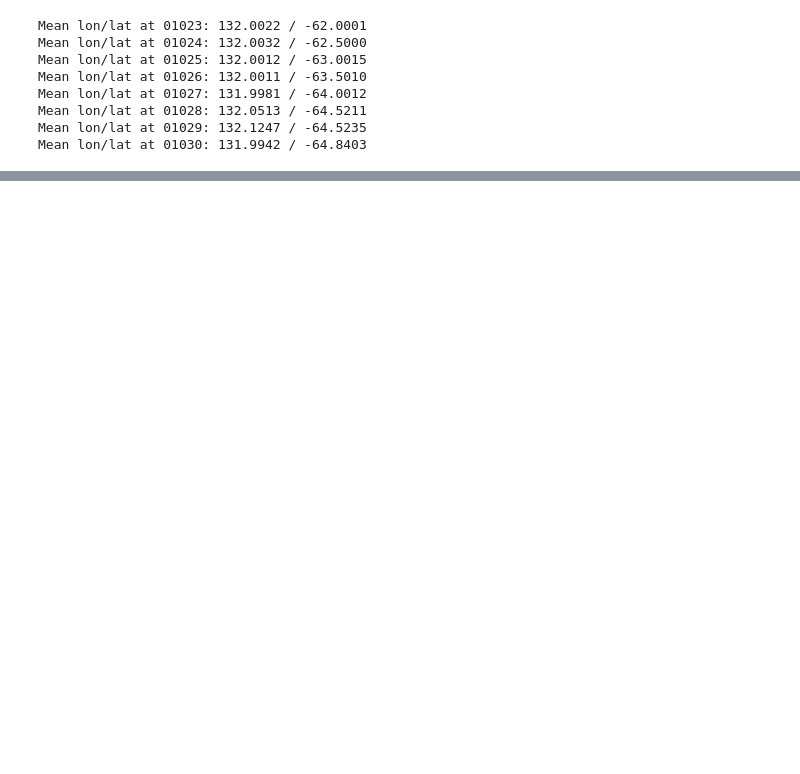
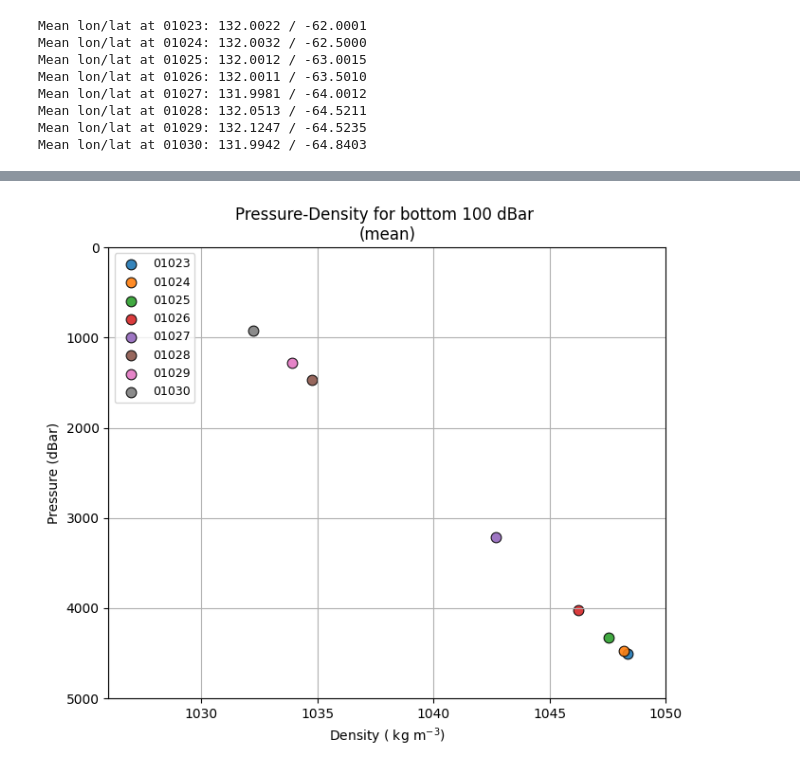
Before and after one commit to isabelle-white/COOKIES, a Jupyter notebook: in2024_v01_ctd.ipynb, the cells around one changed output, grey strips where cells are left out. Saved outputs shown, nothing was run; the diff lists cells and outputs as text; code cells hidden in the pictures; blank space fills up the shorter version.

Commit message:
comparison of in2026 to in2024 using potential density at the same pressure

```diff
--- a/in2024_v01_ctd.ipynb
+++ b/in2024_v01_ctd.ipynb
@@ -240,0 +630,93 @@ Mean lon/lat at 01030: 131.9942 / -64.8403
+# %%
+import numpy as np
+import matplotlib.pyplot as plt
+import gsw
+
+# -------------------------------------------------
+# 1. DEFINE YOUR STATIONS AND DATASETS
+# -------------------------------------------------
+
+line_132 = ['01023', '01024', '01025', '01026', '01027', '01028', '01029', '01030']
+
+# -------------------------------------------------
+# 2. SET UP T–S DIAGRAM GRID
+# -------------------------------------------------
+
+xmin, xmax = 1026, 1050
+ymin, ymax = 0, 5000
+
+s_grid = np.linspace(xmin, xmax, 150)
+t_grid = np.linspace(ymin, ymax, 150)
+
+# -------------------------------------------------
+# 3. CREATE FIGURE
+# -------------------------------------------------
+
+fig, ax = plt.subplots(figsize=(7, 6))
+
+# -------------------------------------------------
+# 4. LOOP THROUGH STATIONS
+# -------------------------------------------------
+
+for stn in line_132:
+
+    ds = datasets[stn]   # directly access dataset
+
+    # Extract profile data
+    sal = ds['salinity'].values.squeeze()
+    temp = ds['temperature'].values.squeeze()
+    p = ds['pressure'].values.squeeze()
+
+    lon = ds['longitude'].values.item()
+    lat = ds['latitude'].values.item()
+
+    # Convert to Absolute Salinity & Conservative Temp
+    SA = gsw.SA_from_SP(sal, p, lon, lat)
+    CT = gsw.CT_from_t(SA, temp, p)
+
+
+    # ---- Bottom 100 dbar average ----
+    p_max = np.nanmax(p)
+    p_ave = p_max-50
+
+    bottom_mask = p >= (p_max - 100)
+
+    SA_mean = np.nanmean(SA[bottom_mask])
+    CT_mean = np.nanmean(CT[bottom_mask])
+
+    rho = gsw.rho(SA_mean, CT_mean, p_ave)
+
+    print(stn,
+      "max p:", p_max,
+      "valid bottom points:", np.sum(bottom_mask),
+      "SA_mean:", SA_mean,
+      "CT_mean:", CT_mean,
+          "rho:", rho,)
+
+
+    ax.scatter(
+        rho,
+        p_ave,
+        s=60,
+        edgecolor='k',
+        linewidth=0.8,
+        alpha=0.9,
+        label=f'{stn}'
+    )
+
+# -------------------------------------------------
+# 5. FORMAT PLOT
+# -------------------------------------------------
+
+ax.set_xlim(xmin, xmax)
+ax.set_ylim(ymin, ymax)
+ax.invert_yaxis()
+ax.set_xlabel('Density ( kg m$^{-3}$)')
+ax.set_ylabel('Pressure (dBar)')
+ax.set_title('Pressure-Density for bottom 100 dBar \n(mean)')
+ax.grid(True)
+ax.legend(loc='upper left', fontsize=9, frameon=True)
+
+plt.tight_layout()
+plt.show()
+# %% [output]
@@ -240,0 +731 @@ Mean lon/lat at 01030: 131.9942 / -64.8403
+[figure, added]
```
Also changed, not shown: parts of 14 cells of this notebook, 2 other files.
